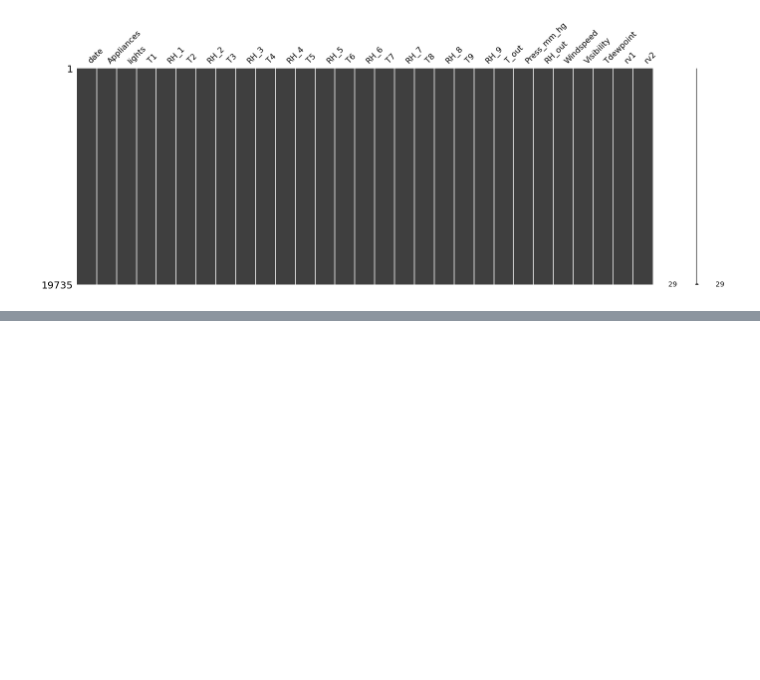
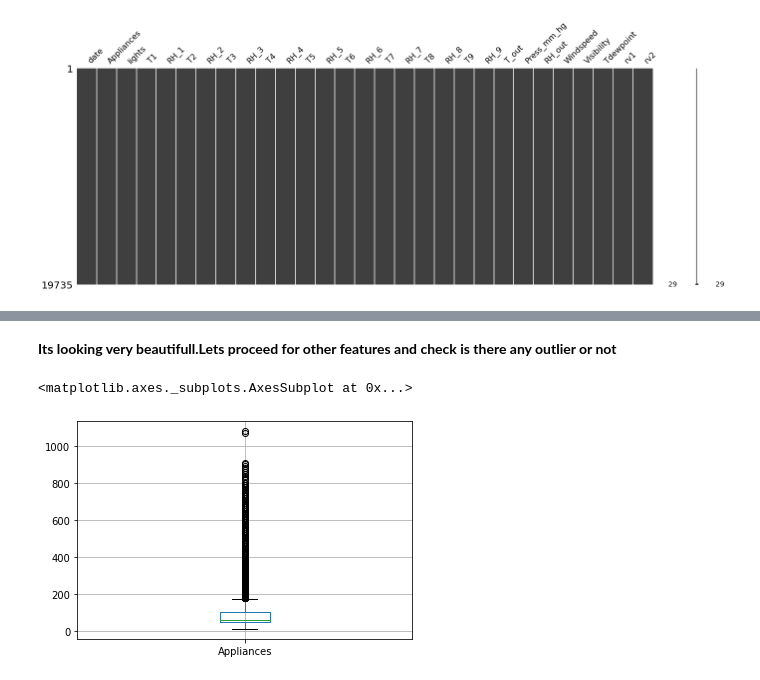
Before and after one commit to Shailendra114/Appliances-Energy-Prediction, a Jupyter notebook: Appliances_Energy_Prediction(Machine_Learnng_Capstone_Project).ipynb, the cells around one changed output, grey strips where cells are left out. Cells and saved outputs as stored; diff of their text form; code cells hidden in the pictures; blank space fills up the shorter version.

```diff
--- a/Appliances_Energy_Prediction(Machine_Learnng_Capstone_Project).ipynb
+++ b/Appliances_Energy_Prediction(Machine_Learnng_Capstone_Project).ipynb
@@ -262,0 +275,8 @@ df.boxplot('T1')
+# %% [markdown]
+**Its looking very beautifull.Lets proceed for other features and check is there any outlier or not**
+# %%
+#lets check outlier for appliance
+df.boxplot('Appliances')
+# %% [output]
+<matplotlib.axes._subplots.AxesSubplot at 0x...>
+[figure, added]
```
Also changed, not shown: parts of 5 cells of this notebook.
